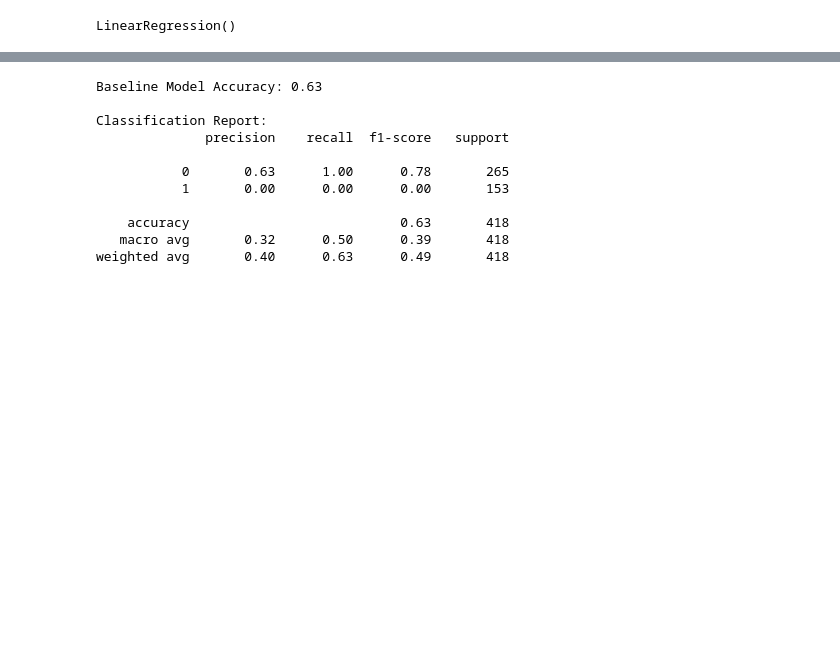
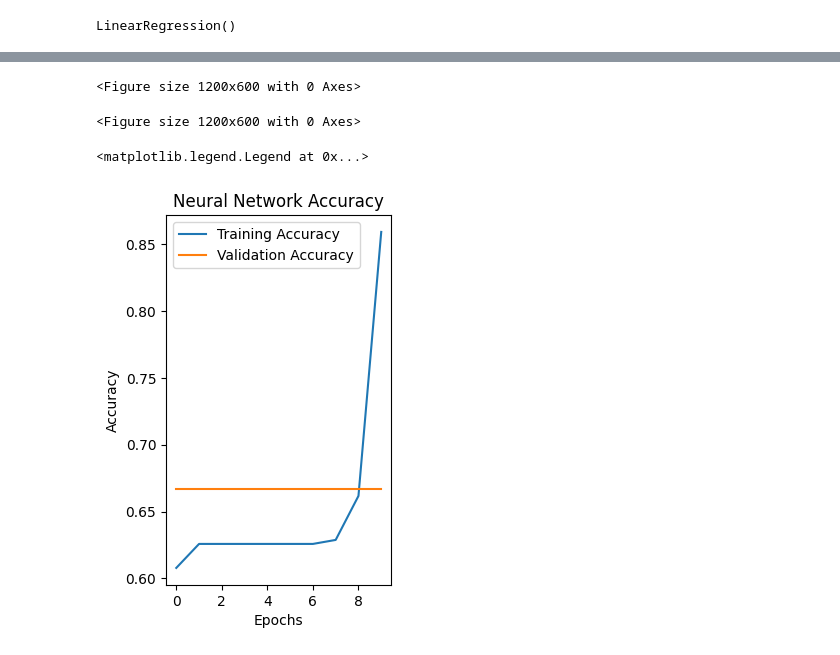
Before and after one commit to rahulsamant37/Daily-Task, a Jupyter notebook: Kaggle/day01.ipynb, the cells around one changed output, grey strips where cells are left out. Drawn from its saved outputs; the diff is of its cells as text; code cells hidden in the pictures; blank space fills up the shorter version.

```diff
--- a/Kaggle/day01.ipynb
+++ b/Kaggle/day01.ipynb
@@ -266,8 +272,21 @@ model.add(Dense(1, activation='sigmoid'))  # Output layer for binary classificat
 # %%
 # Compile the model
 model.compile(optimizer=Adam(), loss='binary_crossentropy', metrics=['accuracy'])
+# %%
+from sklearn.preprocessing import LabelEncoder
+
+# Label encoding for PassengerId
+encoder = LabelEncoder()
+df['Encoded_PassengerId'] = encoder.fit_transform(df['PassengerId'])
+# %%
+# Prepare features and target
+X = df['Encoded_PassengerId'].values.reshape(-1, 1)  # Reshaping the data for the embedding layer
+Y = df['Survived']  # Assuming 'Survived' is your target column
+# %%
+# Split the data into train and test sets
+X_train, X_test, Y_train, Y_test = train_test_split(X, Y, test_size=0.2, random_state=42)
 # %%
 # Train the model
-model.fit(X_train, Y_train, epochs=10, batch_size=32, validation_data=(X_test, Y_test))
+history = model.fit(X_train, Y_train, epochs=10, batch_size=32, validation_data=(X_test, Y_test))
 # %% [output]
 Epoch 1/10
@@ -313,24 +327,18 @@ from sklearn.impute import SimpleImputer
-# %%
-# Majority class prediction
-majority_class = df['Survived'].value_counts().idxmax()
-baseline_predictions = [majority_class] * len(df)
-
-# Calculate accuracy and classification report
-accuracy = accuracy_score(df['Survived'], baseline_predictions)
-report = classification_report(df['Survived'], baseline_predictions, zero_division=0)
-
-print(f'Baseline Model Accuracy: {accuracy:.2f}')
-print('\nClassification Report:')
-print(report)
-# %% [output]
-Baseline Model Accuracy: 0.63
-
-Classification Report:
-              precision    recall  f1-score   support
-
-           0       0.63      1.00      0.78       265
-           1       0.00      0.00      0.00       153
-
-    accuracy                           0.63       418
-   macro avg       0.32      0.50      0.39       418
-weighted avg       0.40      0.63      0.49       418
+# %%
+# Plot Neural Network Training History: Accuracy and Loss
+plt.figure(figsize=(12, 6))
+# %% [output]
+<Figure size 1200x600 with 0 Axes>
+<Figure size 1200x600 with 0 Axes>
+# %%
+# Accuracy Plot
+plt.subplot(1, 2, 1)
+plt.plot(history.history['accuracy'], label='Training Accuracy')
+plt.plot(history.history['val_accuracy'], label='Validation Accuracy')
+plt.title('Neural Network Accuracy')
+plt.xlabel('Epochs')
+plt.ylabel('Accuracy')
+plt.legend()
+# %% [output]
+<matplotlib.legend.Legend at 0x...>
+[figure, added]
```
Also changed, not shown: parts of 60 cells of this notebook.
